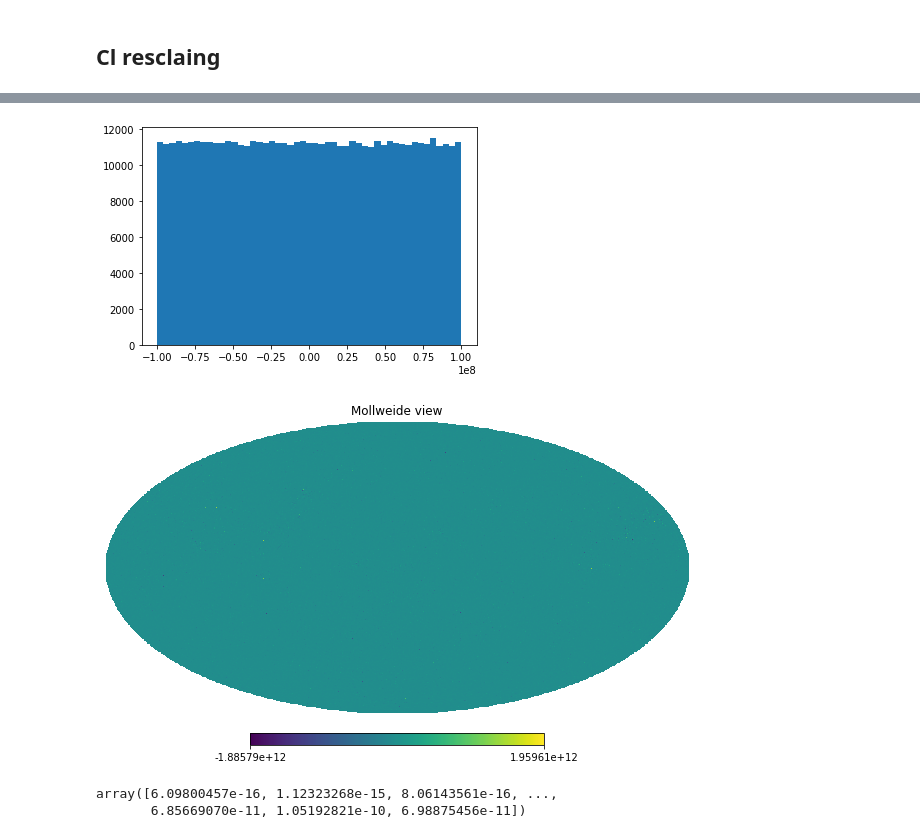
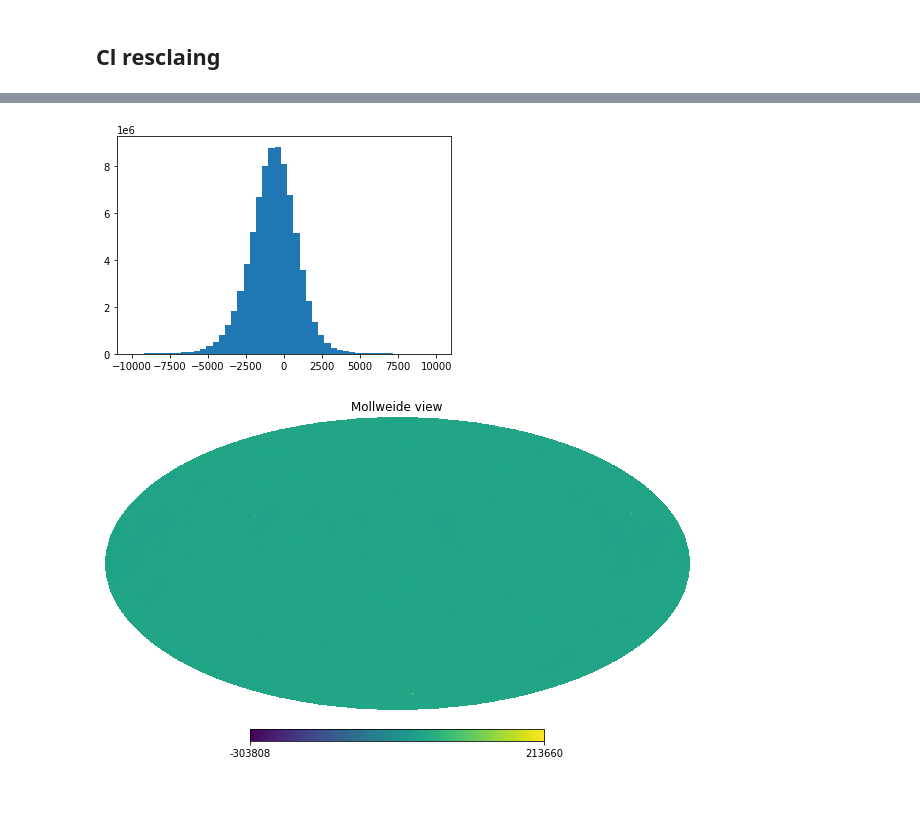
Before and after one commit to wurdahl/kSZfromPC, a Jupyter notebook: hInvestigation/ScalingFactor.ipynb, the cells around one changed output, grey strips where cells are left out. Saved outputs shown, nothing was run; the diff lists cells and outputs as text; code cells hidden in the pictures; blank space fills up the shorter version.

```diff
--- a/hInvestigation/ScalingFactor.ipynb
+++ b/hInvestigation/ScalingFactor.ipynb
@@ -207,5 +183,14 @@ mean : 438.023932, std dev : 1464.922968
+# %%
+velField_alm = hp.map2alm(VelocityField,lmax=L_RECONST_MAX)
+velField_LowL = hp.alm2map(velField_alm,nside)
+
+unnorm_veff_reconstlm = hp.map2alm(dT_resc*d_resc,lmax=L_RECONST_MAX)
+unnorm_veff_reconst_ps = hp.alm2cl(unnorm_veff_reconstlm)
+unnorm_veff_reconst = hp.alm2map(unnorm_veff_reconstlm, nside)
 # %%
 velField_ps = hp.anafast(VelocityField)
 velRecon_ps = hp.anafast(unnorm_veff_reconst)
 # %%
-unnorm_veff_reconstlm = hp.map2alm(dT_resc*d_resc,lmax=ClTT.size)
+unnorm_veff_reconstlm = hp.map2alm(dT_resc*d_resc,lmax=L_RECONST_MAX)
+# %%
+knownOverReconFac = np.sqrt(velField_ps/velRecon_ps)[:L_RECONST_MAX]
@@ -212,17 +202,12 @@ unnorm_veff_reconstlm = hp.map2alm(dT_resc*d_resc,lmax=ClTT.size)
 # %%
-veff_reconstlm_ClRescale = hp.almxfl(unnorm_veff_reconstlm,fl=np.sqrt(velField_ps/velRecon_ps))
+veff_reconstlm_ClRescale = hp.almxfl(unnorm_veff_reconstlm,fl=knownOverReconFac)
 # %%
 veff_recon_ClRescale = hp.alm2map(veff_reconstlm_ClRescale,nside)
 # %%
-plt.hist(veff_recon_ClRescale,bins=np.linspace(-100000000,100000000));
+plt.hist(veff_recon_ClRescale,bins=np.linspace(-10000,10000));
 # %% [output]
-[figure, old version]
+[figure, new version]
 # %%
-hp.mollview(veff_recon_ClRescale)
+hp.mollview(veff_recon_ClRescale,xsize=1600)
 # %% [output]
-[figure, old version]
+[figure, new version]
-# %%
-np.sqrt(velField_ps/velRecon_ps)*10**-9
-# %% [output]
-array([6.09800457e-16, 1.12323268e-15, 8.06143561e-16, ...,
-       6.85669070e-11, 1.05192821e-10, 6.98875456e-11])
```
Also changed, not shown: parts of 20 cells of this notebook, 2 other files.
